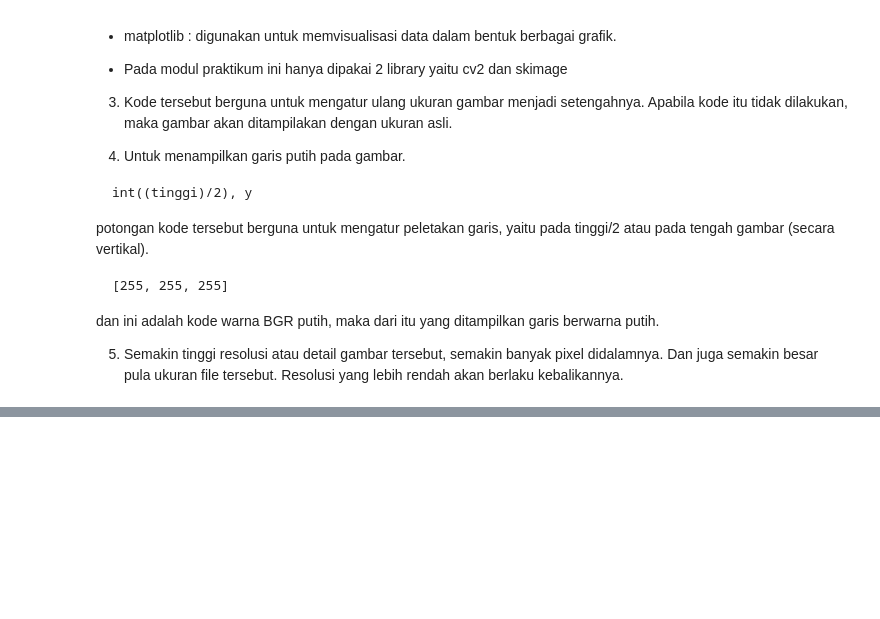
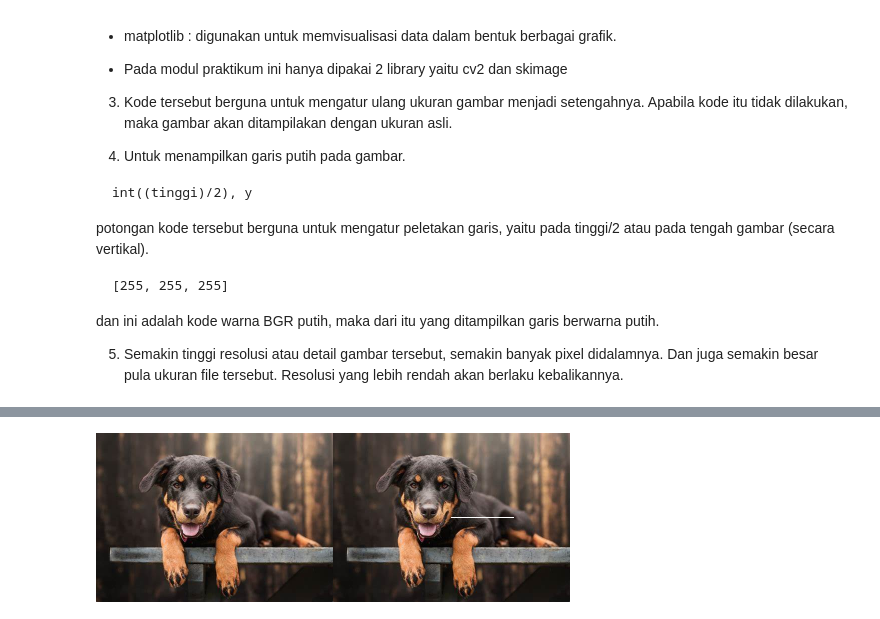
Before and after one commit to mkemaln/PCVK_M-Kemal-Nugraha_3D, a Jupyter notebook: Week1-PVCK.ipynb, the cells around one changed output, grey strips where cells are left out. Cells and saved outputs as stored; diff of their text form; code cells hidden in the pictures; blank space fills up the shorter version.

```diff
--- a/Week1-PVCK.ipynb
+++ b/Week1-PVCK.ipynb
@@ -97,0 +137,12 @@ dan ini adalah kode warna BGR putih, maka dari itu yang ditampilkan garis berwar
+# %%
+# @title Tugas 3 - Line with Randomize Length
+image_2 = cv.cvtColor(image, cv.COLOR_BGR2RGB)
+image_3 = cv.cvtColor(image, cv.COLOR_BGR2RGB)
+
+# Membuat garis horizontal secara random
+cv.line(image_3, (np.random.randint(lebar), int(tinggi/2)), (np.random.randint(lebar), int(tinggi/2)), [255, 255, 255], 1)
+
+final_frame = cv.hconcat((image_2, image_3))
+cv2_imshow(final_frame)
+# %% [output]
+[figure, added]
```
Also changed, not shown: parts of 5 cells of this notebook.
